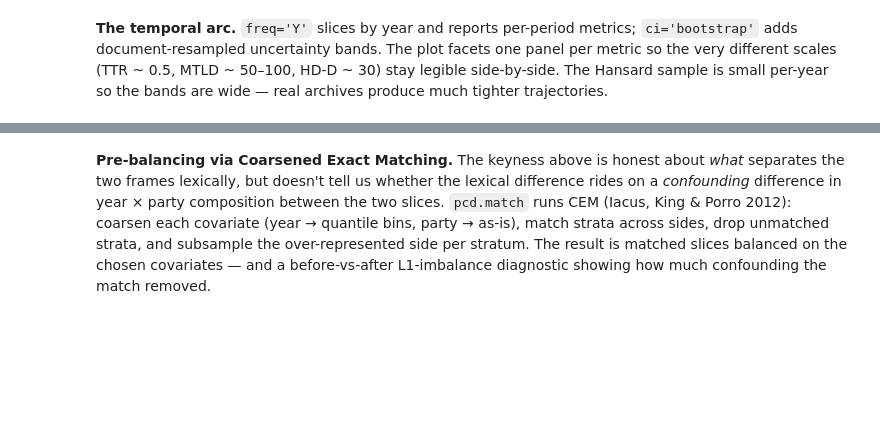
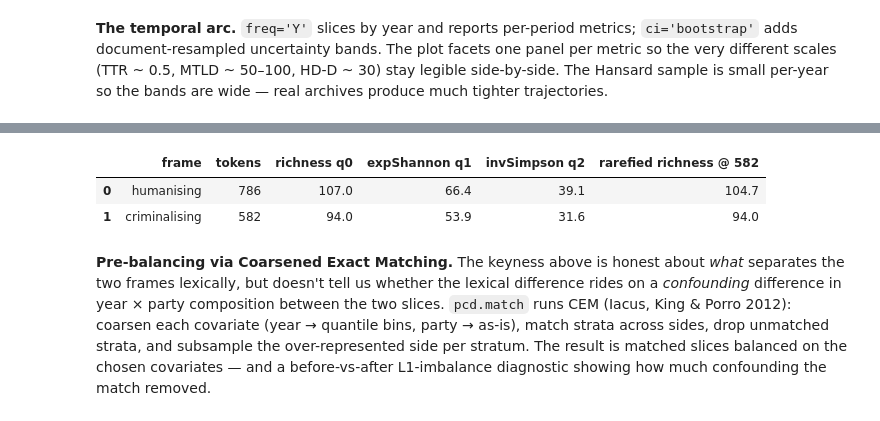
Before and after one commit to jturner-uofl/pycorpdiff, a Jupyter notebook: examples/pycorpdiff_showcase.ipynb, the cells around one changed output, grey strips where cells are left out. Saved outputs shown, nothing was run; the diff lists cells and outputs as text; code cells hidden in the pictures; blank space fills up the shorter version.

```diff
--- a/examples/pycorpdiff_showcase.ipynb
+++ b/examples/pycorpdiff_showcase.ipynb
@@ -417,3 +419,20 @@ ld_traj.plot()
+# %%
+from pycorpdiff.lexical import hill_numbers, rarefaction
+
+vh, vc = human.vocab().values, criminal.vocab().values
+n = min(int(vh.sum()), int(vc.sum()))
+pd.DataFrame({
+    'frame': ['humanising', 'criminalising'],
+    'tokens': [int(vh.sum()), int(vc.sum())],
+    'richness q0': [hill_numbers(vh, 0), hill_numbers(vc, 0)],
+    'expShannon q1': [round(hill_numbers(vh, 1), 1), round(hill_numbers(vc, 1), 1)],
+    'invSimpson q2': [round(hill_numbers(vh, 2), 1), round(hill_numbers(vc, 2), 1)],
+    f'rarefied richness @ {n}': [round(rarefaction(vh, n), 1), round(rarefaction(vc, n), 1)],
+})
+# %% [output]
+|  | frame | tokens | richness q0 | expShannon q1 | invSimpson q2 | rarefied richness @ 582 |
+| 0 | humanising | 786 | 107.0 | 66.4 | 39.1 | 104.7 |
+| 1 | criminalising | 582 | 94.0 | 53.9 | 31.6 | 94.0 |
 # %% [markdown]
 **Pre-balancing via Coarsened Exact Matching.**
 The keyness above is honest about *what* separates the two frames
```
Also changed, not shown: parts of 1 cell of this notebook, 1 other file.
